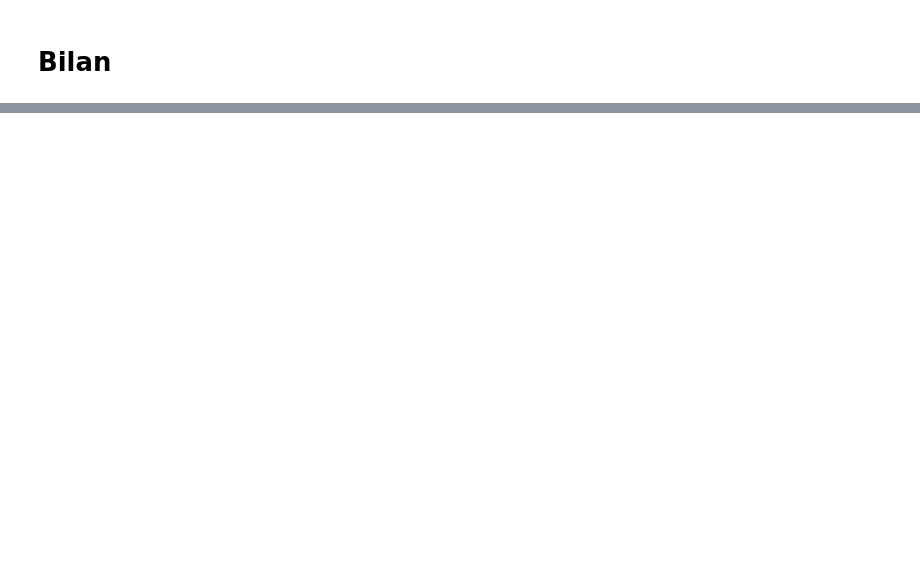
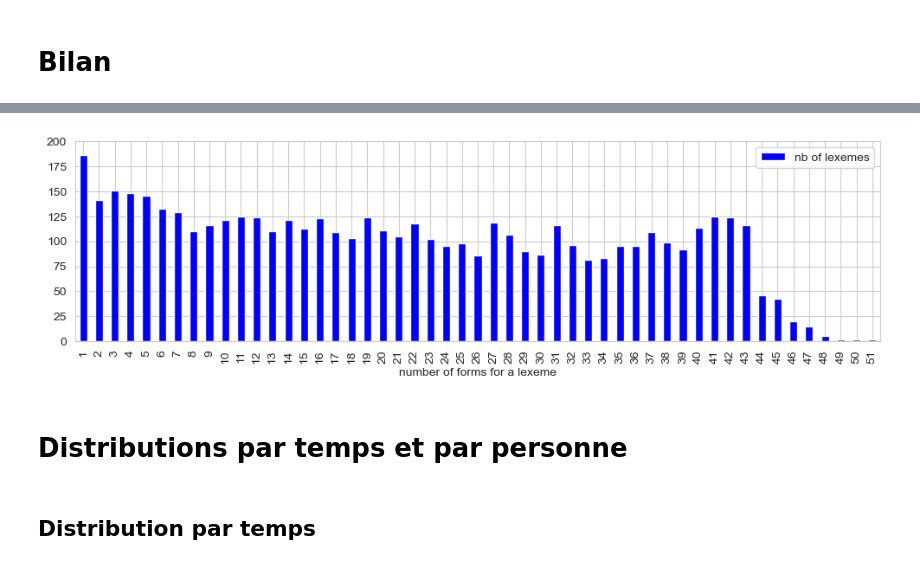
Before and after one commit to gboye/SWIM, a Jupyter notebook: Vlexique2/VLex2-Comptages.ipynb, the cells around one changed output, grey strips where cells are left out. Saved outputs shown, nothing was run; the diff lists cells and outputs as text; code cells hidden in the pictures; blank space fills up the shorter version.

```diff
--- a/Vlexique2/VLex2-Comptages.ipynb
+++ b/Vlexique2/VLex2-Comptages.ipynb
@@ -725,0 +411,4 @@ dtype: int64
+# %%
+dfCount=dfSimple.groupby("lexeme").count()[["cell","frequency"]]
+dfCount.columns=["nb of lexemes","nb of forms"]
+dfCount.sort_values(by="nb of forms")[:190]
@@ -725,0 +447,13 @@ dtype: int64
+# %%
+ax=dfCount.groupby("nb of forms").count().plot(kind="bar",figsize=(12,3),color="blue")
+# ax.set_title("Nb of lexemes per nb of attested forms")
+ax.set_xlim(-0.5,50.5)
+ax.set_xlabel("number of forms for a lexeme")
+ax.set_ylim(0,200)
+# ax.set_ylabel("number of lexemes with that number of forms")
+ax.set_xticks(range(0,51))
+plt.savefig(rep+"Distribution-FormsLexemes.png",dpi=300,bbox_inches="tight")
+# %% [output]
+[figure, added]
+# %% [markdown]
+# Distributions par temps et par personne
@@ -725,0 +491,2 @@ dtype: int64
+# %% [markdown]
+## Distribution par temps
```
Also changed, not shown: parts of 96 cells of this notebook, 2 other files.
